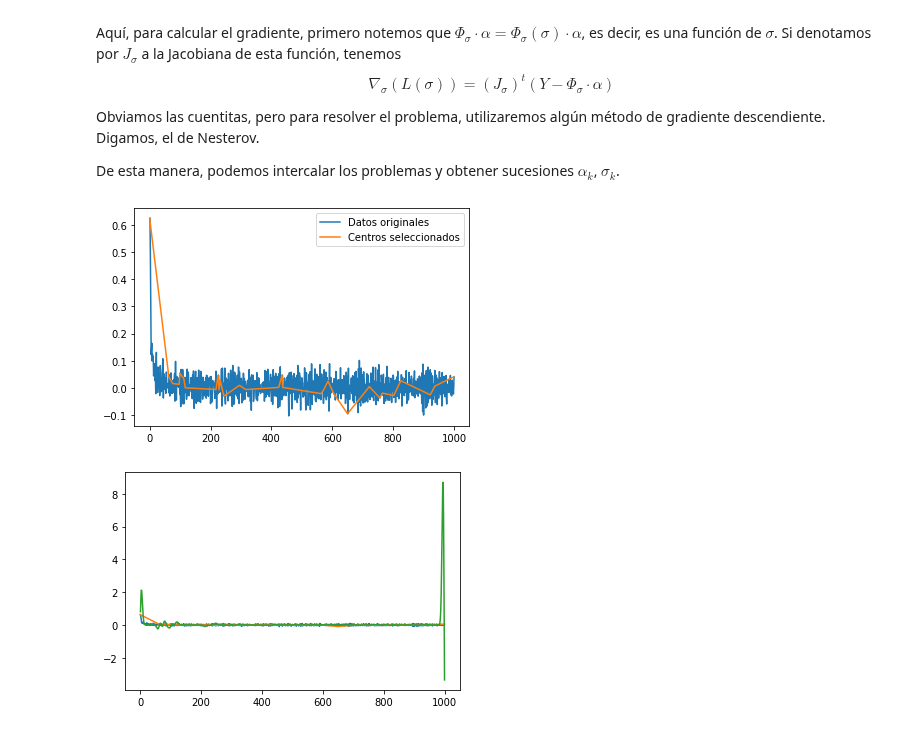
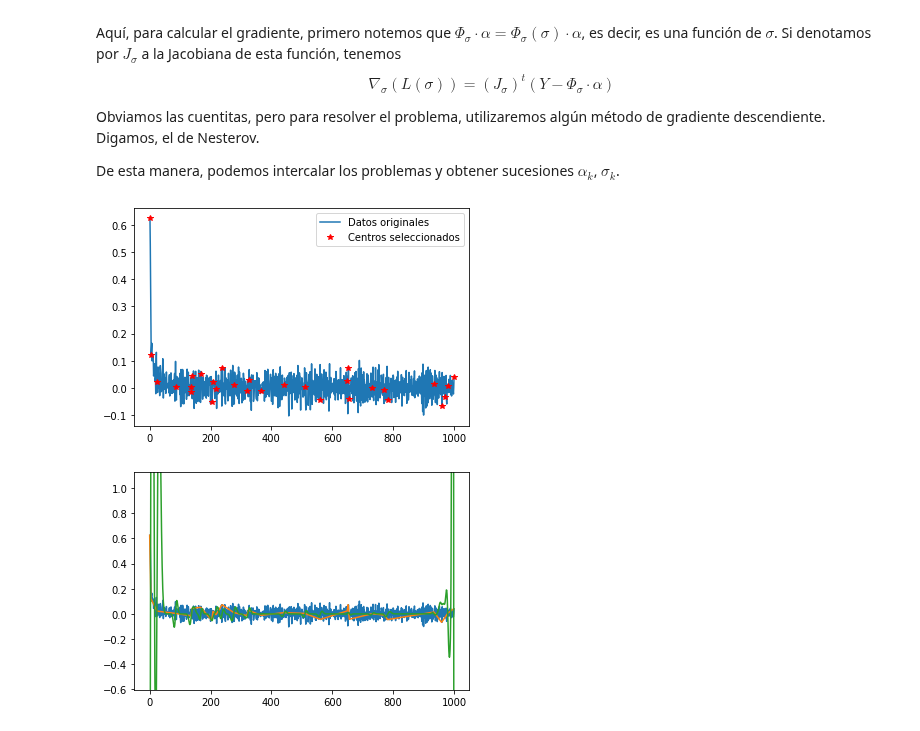
Before and after one commit to JairEsc/Mat_Apl_2, a Jupyter notebook: ML_T1.ipynb, the cells around one changed output. Saved outputs shown, nothing was run; the diff lists cells and outputs as text; code cells hidden in the pictures.

```diff
--- a/ML_T1.ipynb
+++ b/ML_T1.ipynb
@@ -64,13 +64,13 @@ y_p[0]=y[1]-y[0]
 y_p[-1]=y[-1]-y[-2]
 y_p[1:-2]=(y[2:-1]-y[0:-3])/2
 plt.plot(x,y_p,label='Datos originales')
-plt.plot(x_m,y_p[x_m],label='Centros seleccionados')
+plt.plot(x_m,y_p[x_m],"r*",label='Centros seleccionados')
 plt.legend()
 plt.show()
 #Le vamos a ajustar a los datos y_p.
 #-----------------------------
 # %% [output]
-[figure, old version]
+[figure, new version]
 # %%
 #Matriz Phi--------------------------------
 def matriz_phi_sigma(sigma):
@@ -95,31 +95,33 @@ def J_sigma_phi(sigma,alpha):#Jacobiana de la transformacion Phi*alpha como func
 # %%
 #Funcion de ajuste dado alpha, sigma, x. Con x real--------------------
 def F_p_ajuste(sigma,alpha,z):
     sum=0
     for j in range(m):
         sum+=alpha[j]*np.exp(-(1/(2*sigma[j]**2))*(z-x_m[j])**2)*(-(z -x_m[j] ))/(sigma[j]**2)
     return sum
-def rutina(n,sigma_0,alpha_0):#Repetir los ajustes alternados.
-    for r in range(n):
+def rutina(nIter,sigma_0,alpha_0):#Repetir los ajustes alternados.
+    for r in range(nIter):
         alpha_0=solve_for_alphas(matriz_phi_sigma(sigma_0))
         def grad_alpha(sigma):
             return np.dot(-J_sigma_phi(sigma=sigma,alpha=alpha_0).T,(y_p-np.dot(matriz_phi_sigma(sigma=sigma),alpha_0)))
-        sigma_0=GD_N(theta=sigma_0,alpha=0.01,eta=0.9,nIter=k, grad=grad_alpha,stop_crit=10**(-6))# Llamar a Nesterov 15 veces
+        sigma_0=GD_N(theta=sigma_0,alpha=0.001,eta=0.9,nIter=k, grad=grad_alpha,stop_crit=10**(-6))# Llamar a Nesterov 15 veces
     def F_p_ajuste_a_s(W):#Vectorizacion
        R=[]
        for w in W:
            R.append(F_p_ajuste(sigma=sigma_0,alpha=alpha_0,z=w))
        return np.array(R)
     plt.plot(x,y_p)
     plt.plot(x_m,y_p[x_m])
     plt.plot(x,F_p_ajuste_a_s(x))
+    plt.axis(ymin=min(y_p)-0.5,ymax=max(y_p)+0.5)
     plt.show()
     return alpha_0,sigma_0
+#----------------------------------------
 #Condiciones iniciales------------
-sigma_0=np.random.normal(5,1,size=m)#
-alpha_0=np.repeat(1,m)
+sigma_0=np.random.normal(5,1,size=m)#A ojo
+alpha_0=np.repeat(1,m)#Suma de derivadas de Gaussianas
 k=15   #Numero de iteraciones de gradiente descendiente
 #-------------------------
-alpha_0,sigma_0=rutina(nIter=5,sigma_0=sigma_0,alpha_0=alpha_0)
+alpha_0,sigma_0=rutina(nIter=10,sigma_0=sigma_0,alpha_0=alpha_0)
 # %% [output]
-[figure, old version]
+[figure, new version]
```
Also changed, not shown: parts of 3 cells of this notebook.
